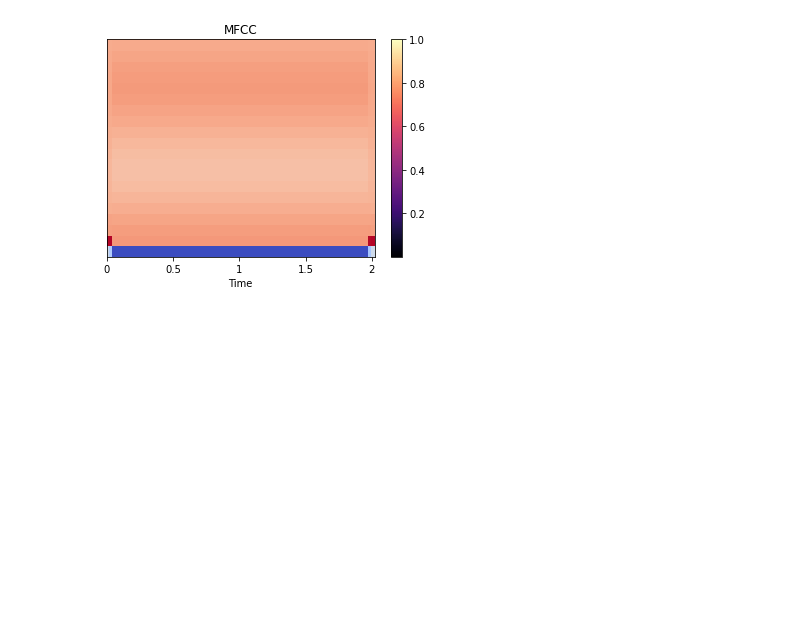
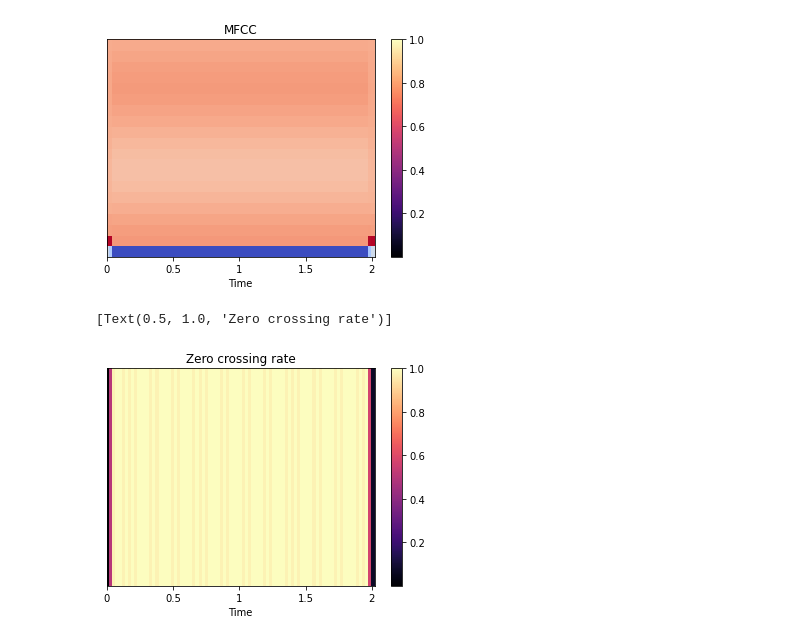
Before and after one commit to turab45/dl-and-image-processing-play-ground, a Jupyter notebook: play_with_audio_data.ipynb, the cells around one changed output. Cells and saved outputs as stored; diff of their text form; code cells hidden in the pictures; blank space fills up the shorter version.

```diff
--- a/play_with_audio_data.ipynb
+++ b/play_with_audio_data.ipynb
@@ -79,3 +79,13 @@ ax.set(title='MFCC')
 (20, 87)
 [Text(0.5, 1.0, 'MFCC')]
 [figure]
+# %%
+# Zero crossing rate
+zcr = librosa.feature.zero_crossing_rate(x)
+fig, ax = plt.subplots()
+librosa.display.specshow(zcr, x_axis='time', ax=ax)
+fig.colorbar(img, ax=ax)
+ax.set(title='Zero crossing rate')
+# %% [output]
+[Text(0.5, 1.0, 'Zero crossing rate')]
+[figure, added]
```
Also changed, not shown: parts of 1 cell of this notebook.
